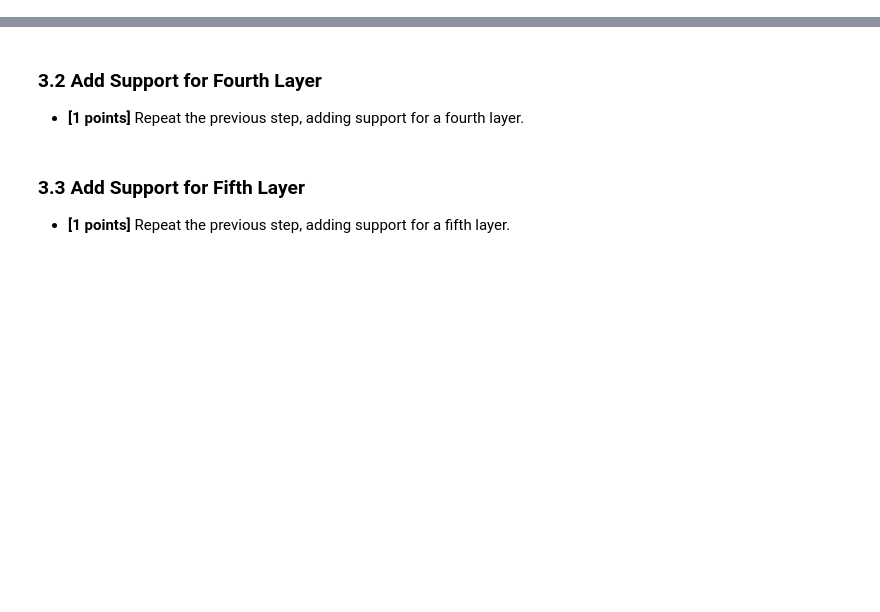
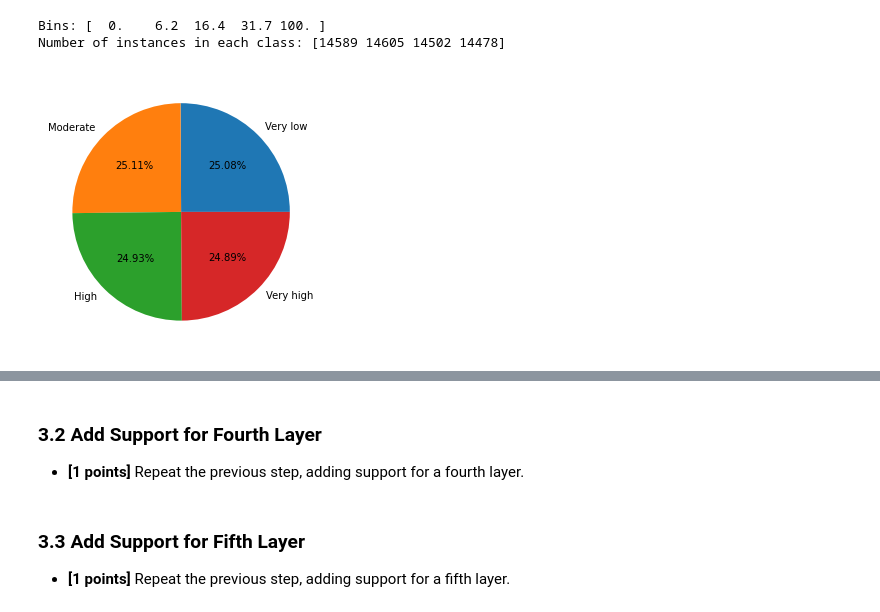
Before and after one commit to harrisonnoble/ml-projects, a Jupyter notebook: Lab 4/Lab 4.ipynb, the cells around one changed output, grey strips where cells are left out. Drawn from its saved outputs; the diff is of its cells as text; code cells hidden in the pictures; blank space fills up the shorter version.

```diff
--- a/Lab 4/Lab 4.ipynb
+++ b/Lab 4/Lab 4.ipynb
@@ -57,0 +52,18 @@
+# %%
+from sklearn.preprocessing import LabelEncoder
+
+#for every object datatype, encode as integer
+for col in df.select_dtypes(include='object').columns:
+    encoder = LabelEncoder()
+    df[col] = encoder.fit_transform(df[col])
+
+#columns to remove
+#(ChildPoverty b/c thats our prediction task, TractId b/c its not useful, and
+#County b/c after running the nn with county still in the data, the nn couldnt converge)
+remove = ["ChildPoverty", "TractId", "County"]
+#categorical data
+categories = ["State"]
+
+#remove 'remove' columns then remove 'categories' columns
+continuous = list(df[[col for col in list(df.columns) if col not in remove]])
+continuous = [i for i in continuous if i not in categories]
@@ -57,0 +127,15 @@
+# %%
+y_quant, bins = pd.qcut(y_train, 4, labels=[0,1,2,3], retbins=True)
+print('Bins:', bins)
+
+#output number of instances and plot
+print('Number of instances in each class:',np.bincount(y_quant))
+fig = plt.figure(figsize=(5, 5))
+plt.pie(np.bincount(y_quant),
+        labels=['Very low', 'Moderate', 'High', 'Very high'],
+        autopct='%.2f%%')
+plt.show()
+# %% [output]
+Bins: [  0.    6.2  16.4  31.7 100. ]
+Number of instances in each class: [14589 14605 14502 14478]
+[figure, added]
```
Also changed, not shown: parts of 57 cells of this notebook.
